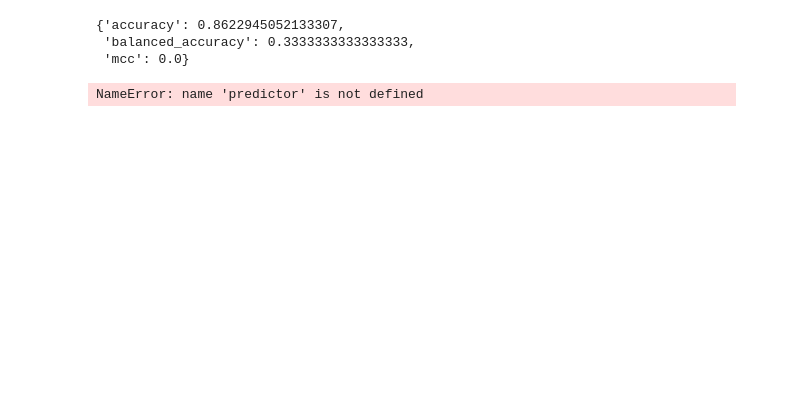
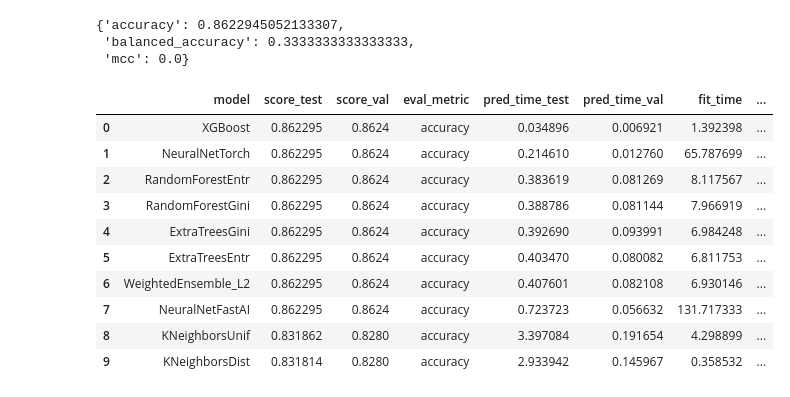
Before and after one commit to Ruben304/HousingDemographics, a Jupyter notebook: binary/binary-autogluon.ipynb, the cells around one changed output. Drawn from its saved outputs; the diff is of its cells as text; code cells hidden in the pictures; blank space fills up the shorter version.

```diff
--- a/binary/binary-autogluon.ipynb
+++ b/binary/binary-autogluon.ipynb
@@ -64,8 +79,19 @@ predictor.evaluate(test_data, silent=True)
  'balanced_accuracy': 0.3333333333333333,
  'mcc': 0.0}
 # %%
-predictor.leaderboard(test_data)
+resultsDf = predictor.leaderboard(test_data)
+resultsDf
 # %% [output]
-NameError: name 'predictor' is not defined
+|  | model | score_test | score_val | eval_metric | pred_time_test | pred_time_val | fit_time | ... |
+| 0 | XGBoost | 0.862295 | 0.8624 | accuracy | 0.034896 | 0.006921 | 1.392398 | ... |
+| 1 | NeuralNetTorch | 0.862295 | 0.8624 | accuracy | 0.214610 | 0.012760 | 65.787699 | ... |
+| 2 | RandomForestEntr | 0.862295 | 0.8624 | accuracy | 0.383619 | 0.081269 | 8.117567 | ... |
+| 3 | RandomForestGini | 0.862295 | 0.8624 | accuracy | 0.388786 | 0.081144 | 7.966919 | ... |
+| 4 | ExtraTreesGini | 0.862295 | 0.8624 | accuracy | 0.392690 | 0.093991 | 6.984248 | ... |
+| 5 | ExtraTreesEntr | 0.862295 | 0.8624 | accuracy | 0.403470 | 0.080082 | 6.811753 | ... |
+| 6 | WeightedEnsemble_L2 | 0.862295 | 0.8624 | accuracy | 0.407601 | 0.082108 | 6.930146 | ... |
+| 7 | NeuralNetFastAI | 0.862295 | 0.8624 | accuracy | 0.723723 | 0.056632 | 131.717333 | ... |
+| 8 | KNeighborsUnif | 0.831862 | 0.8280 | accuracy | 3.397084 | 0.191654 | 4.298899 | ... |
+| 9 | KNeighborsDist | 0.831814 | 0.8280 | accuracy | 2.933942 | 0.145967 | 0.358532 | ... |
 # %%
 predictor.feature_importance(train_data)
```
Also changed, not shown: parts of 7 cells of this notebook, 16 other files.
